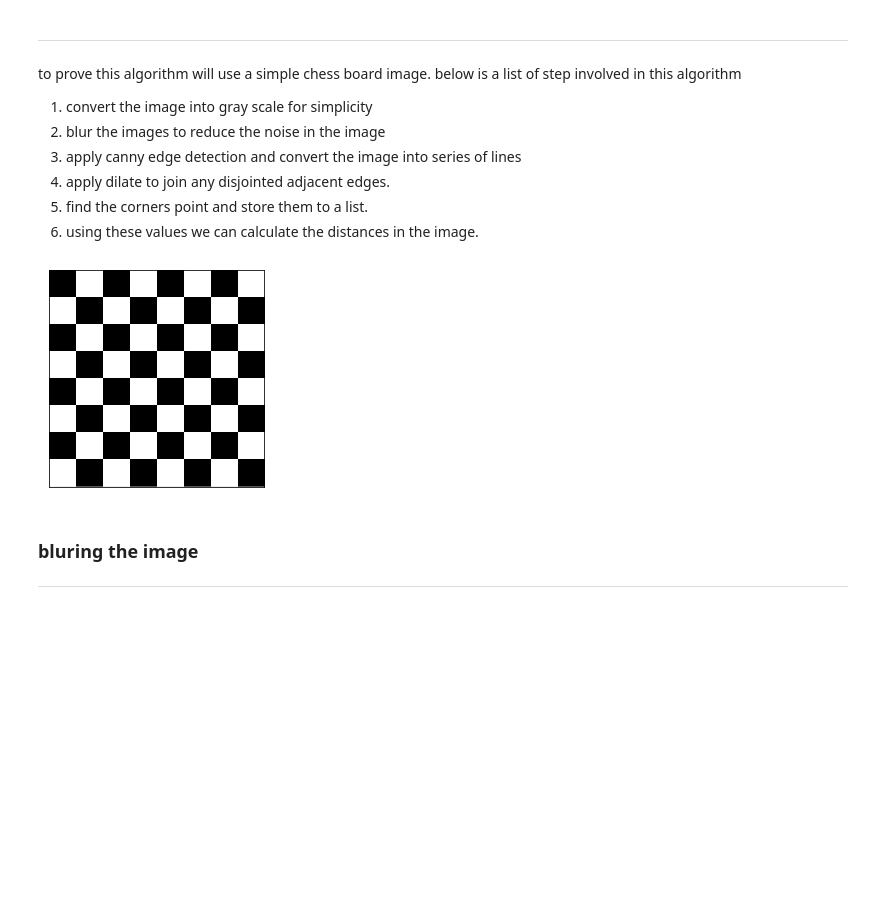
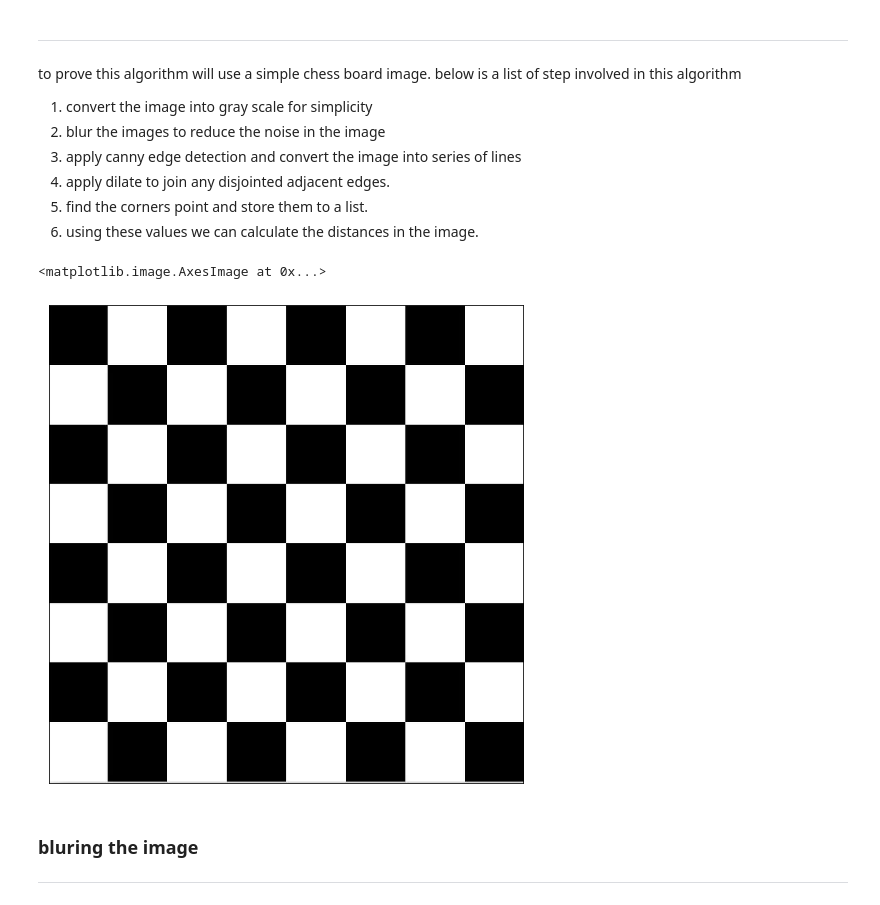
Before and after one commit to caffeine-coder1/camera_calibration, a Jupyter notebook: scripts/distance_by_corner_detection.ipynb, the cells around one changed output. Cells and saved outputs as stored; diff of their text form; code cells hidden in the pictures; blank space fills up the shorter version.

```diff
--- a/scripts/distance_by_corner_detection.ipynb
+++ b/scripts/distance_by_corner_detection.ipynb
@@ -22,11 +23,12 @@ to prove this algorithm will use a simple chess board image. below is a list of
 # %%
 img_original = cv.imread(path.join(curdir,"chessboard.jpg"))
 gray = cv.cvtColor(img_original,cv.COLOR_BGR2GRAY)
+plt.style.use("seaborn-poster")
+plt.xticks([]),plt.yticks([])
 plt.imshow(gray,cmap="gray")
-plt.xticks([]),plt.yticks([])
-plt.show()
 # %% [output]
+<matplotlib.image.AxesImage at 0x...>
-[figure, old version]
+[figure, new version]
 # %% [markdown]
 ### bluring the image
 ---
```
Also changed, not shown: parts of 8 cells of this notebook, 11 other files.
